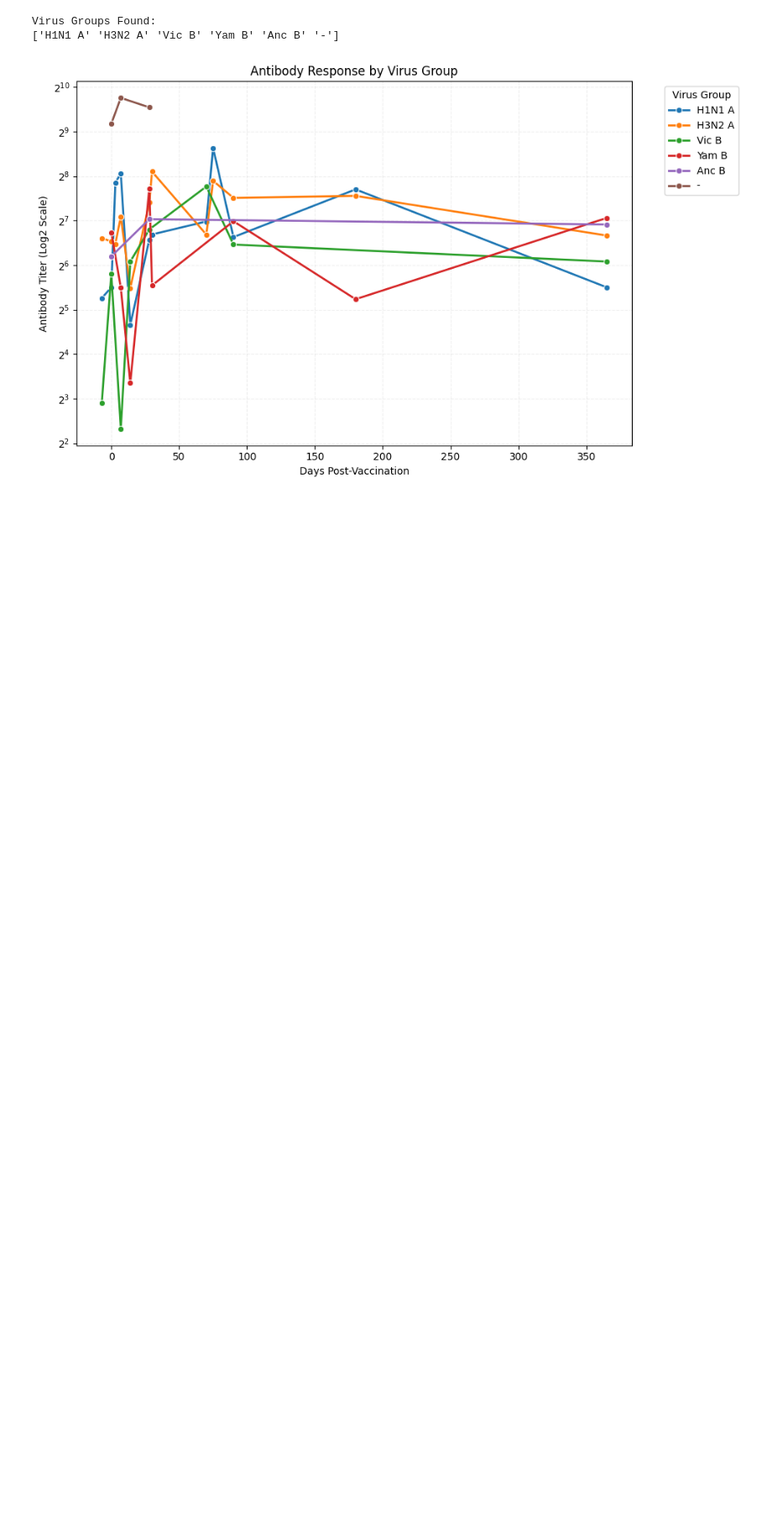
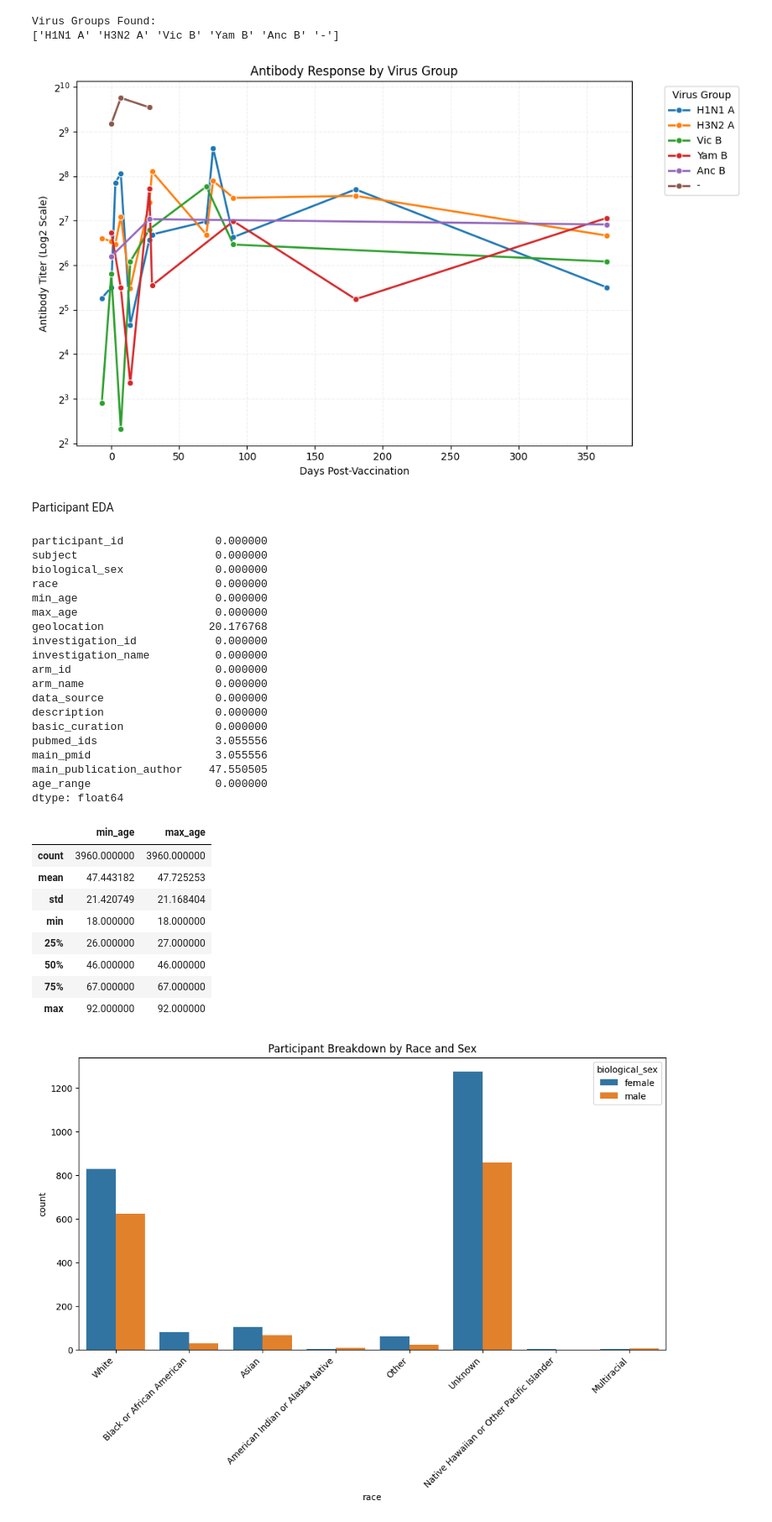
Before and after one commit to DirtyChay/cmi-flu-prediction-challenge, a Jupyter notebook: EDA.ipynb, the cells around one changed output. Shown at 84% size. Cells and saved outputs as stored; diff of their text form; code cells hidden in the pictures; blank space fills up the shorter version.

Commit message:
Adding EDA for Participants, BCR, and HAI tables

```diff
--- a/EDA.ipynb
+++ b/EDA.ipynb
@@ -392,3 +392,48 @@ plt.show()
 Virus Groups Found:
 ['H1N1 A' 'H3N2 A' 'Vic B' 'Yam B' 'Anc B' '-']
 [figure]
+# %% [markdown]
+Participant EDA
+# %%
+# Missing values check
+print(train_participants.isna().mean() * 100)
+
+# Quick stats for age
+display(train_participants[['min_age', 'max_age']].describe())
+
+# Sex and Race breakdown
+plt.figure(figsize=(12, 6))
+sns.countplot(data=train_participants, x='race', hue='biological_sex')
+plt.xticks(rotation=45, ha='right')
+plt.title('Participant Breakdown by Race and Sex')
+plt.show()
+# %% [output]
+participant_id              0.000000
+subject                     0.000000
+biological_sex              0.000000
+race                        0.000000
+min_age                     0.000000
+max_age                     0.000000
+geolocation                20.176768
+investigation_id            0.000000
+investigation_name          0.000000
+arm_id                      0.000000
+arm_name                    0.000000
+data_source                 0.000000
+description                 0.000000
+basic_curation              0.000000
+pubmed_ids                  3.055556
+main_pmid                   3.055556
+main_publication_author    47.550505
+age_range                   0.000000
+dtype: float64
+|  | min_age | max_age |
+| count | 3960.000000 | 3960.000000 |
+| mean | 47.443182 | 47.725253 |
+| std | 21.420749 | 21.168404 |
+| min | 18.000000 | 18.000000 |
+| 25% | 26.000000 | 27.000000 |
+| 50% | 46.000000 | 46.000000 |
+| 75% | 67.000000 | 67.000000 |
+| max | 92.000000 | 92.000000 |
+[figure, added]
```
Also changed, not shown: parts of 9 cells of this notebook.
